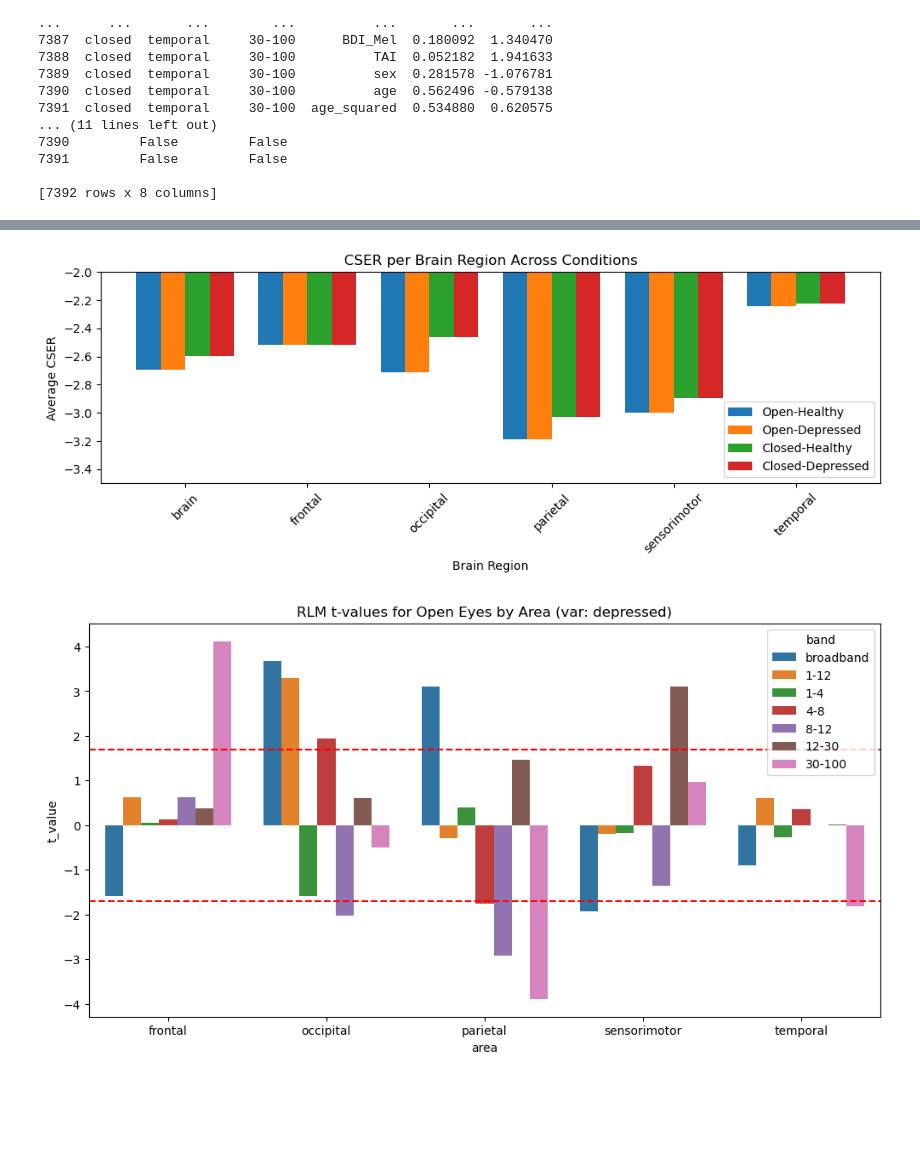
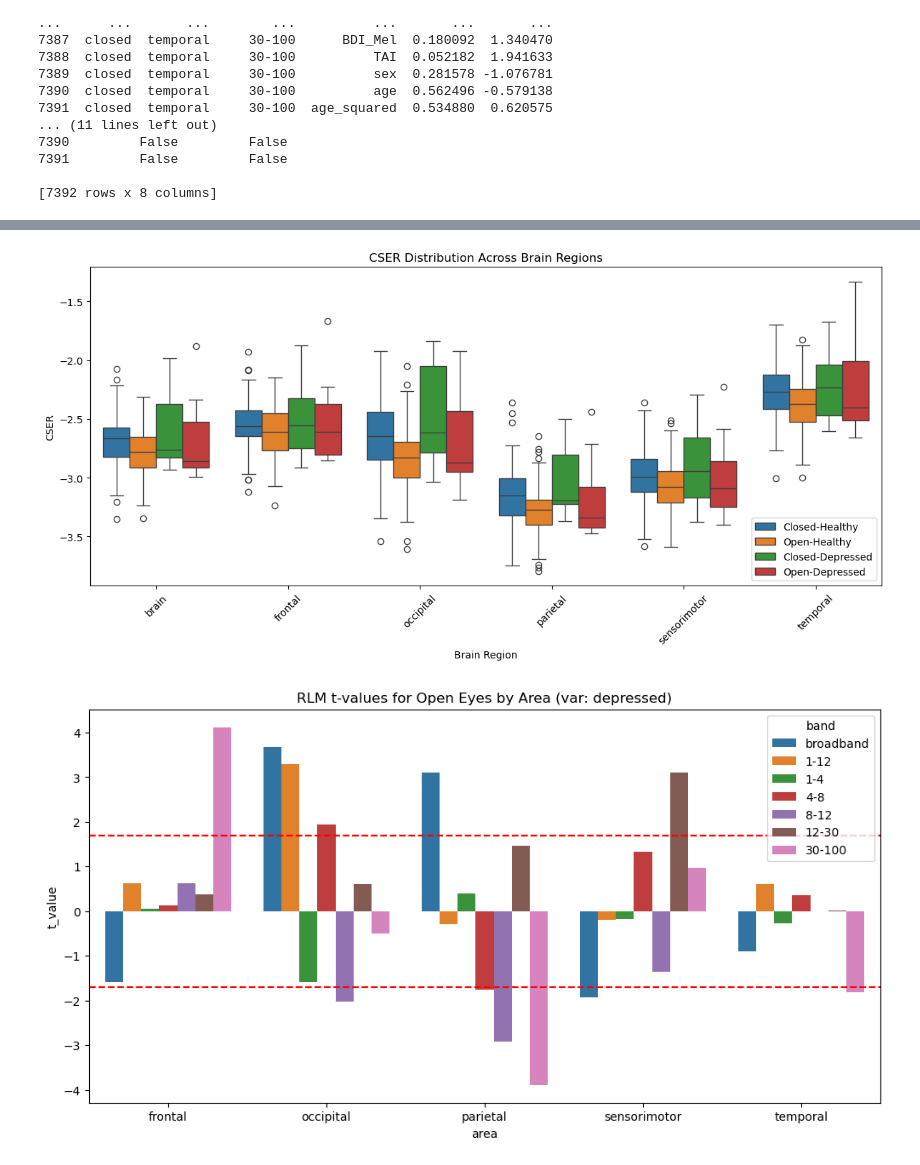
Before and after one commit to ldubravica/MScResearchProject, a Jupyter notebook: analyse_cser.ipynb, the cells around one changed output, grey strips where cells are left out. Saved outputs shown, nothing was run; the diff lists cells and outputs as text; code cells hidden in the pictures; blank space fills up the shorter version.

Commit message:
Standardized plots

```diff
--- a/analyse_cser.ipynb
+++ b/analyse_cser.ipynb
@@ -471,31 +449,23 @@ plt.show()
 # %%
-plt.figure(figsize=(10, 4))
-for i, (eyes, health) in enumerate(conditions):
-    mask = (
-        (df['eyes'] == eyes) &
-        (df['depressed'] == depressed) &
-        (df['band'] == 'broadband') &
-        (df['area'].str.startswith('src') == False)
-    )
+# Plotting CSER distribution across brain regions
+mask = (df['band'] == 'broadband') & (~df['area'].str.startswith('src'))
+df_regions = df.loc[mask, ['area', 'CSER', 'eyes', 'depressed']].copy()
+df_regions['eyes'] = df_regions['eyes'].str.capitalize()
+df_regions['depressed'] = df_regions['depressed'].apply(lambda x: 'Depressed' if x == 1 else 'Healthy')
+df_regions['condition'] = df_regions['eyes'] + '-' + df_regions['depressed']
 
-    region_avgs = df.loc[mask, :].groupby('area')['CSER'].mean().reset_index()
-    plt.bar(
-        np.arange(len(region_avgs)) + i*0.2,
-        region_avgs['CSER'],
-        width=0.2,
-        label=condition_labels[i]
-    )
+plt.figure(figsize=(12, 6))
+sns.boxplot(data=df_regions, x='area', y='CSER', hue='condition')
 
-plt.xticks(np.arange(len(region_avgs)) + 0.3, region_avgs['area'], rotation=45)
-plt.ylim(-3.5, -2)
 plt.xlabel('Brain Region')
-plt.ylabel('Average CSER')
-plt.title('CSER per Brain Region Across Conditions')
+plt.ylabel('CSER')
+plt.title('CSER Distribution Across Brain Regions')
+plt.xticks(rotation=45)
 plt.legend(loc='lower right')
 plt.tight_layout()
 plt.show()
 # %% [output]
-[figure, old version]
+[figure, new version]
 # %%
 def barplot_significance(eyes, var):
     plt.figure(figsize=(12, 6))
```
Also changed, not shown: parts of 7 cells of this notebook, 1 other file.
